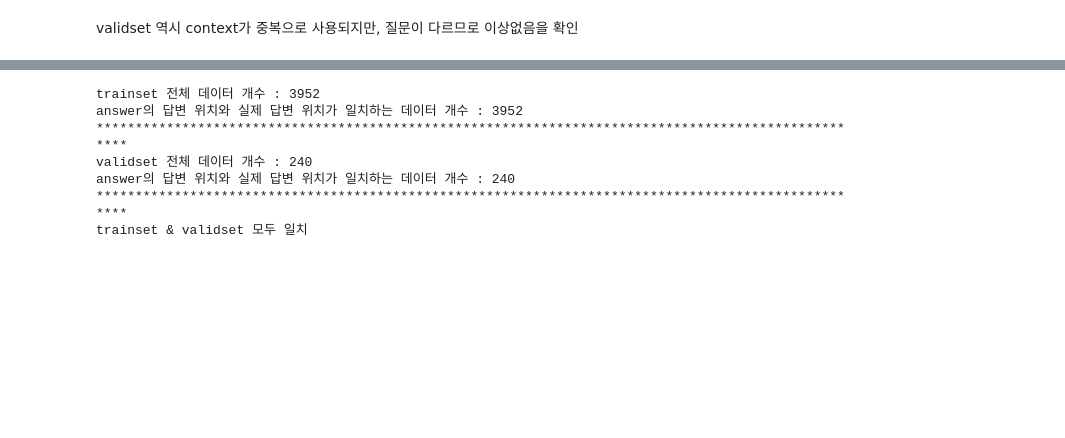
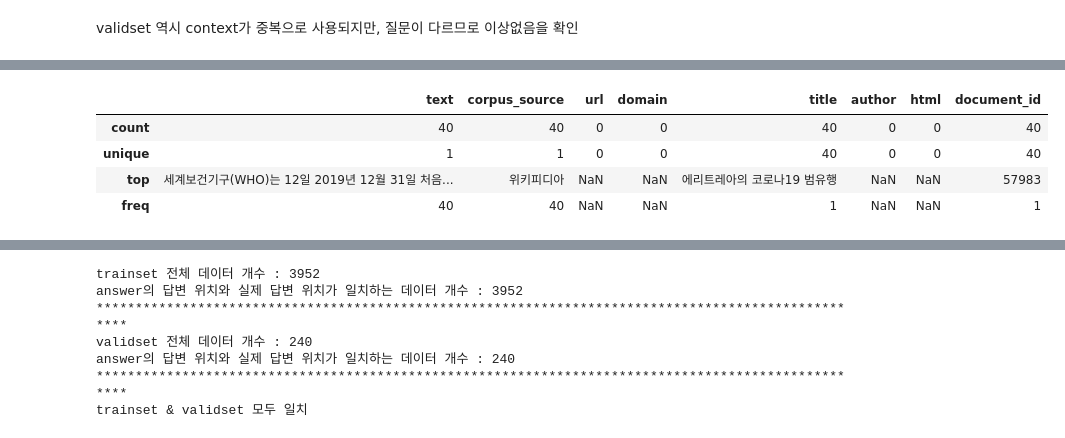
Before and after one commit to boostcampaitech2/mrc-level2-nlp-02, a Jupyter notebook: eda.ipynb, the cells around one changed output, grey strips where cells are left out. Drawn from its saved outputs; the diff is of its cells as text; code cells hidden in the pictures; blank space fills up the shorter version.

```diff
--- a/eda.ipynb
+++ b/eda.ipynb
@@ -118,0 +150,8 @@ validset 역시 context가 중복으로 사용되지만, 질문이 다르므로
+# %%
+corpus[corpus.text==corpus.text.value_counts().index[0]].describe(include="all")
+# %% [output]
+|  | text | corpus_source | url | domain | title | author | html | document_id |
+| count | 40 | 40 | 0 | 0 | 40 | 0 | 0 | 40 |
+| unique | 1 | 1 | 0 | 0 | 40 | 0 | 0 | 40 |
+| top | 세계보건기구(WHO)는 12일 2019년 12월 31일 처음... | 위키피디아 | NaN | NaN | 에리트레아의 코로나19 범유행 | NaN | NaN | 57983 |
+| freq | 40 | 40 | NaN | NaN | 1 | NaN | NaN | 1 |
```
Also changed, not shown: parts of 21 cells of this notebook, 2 other files.
